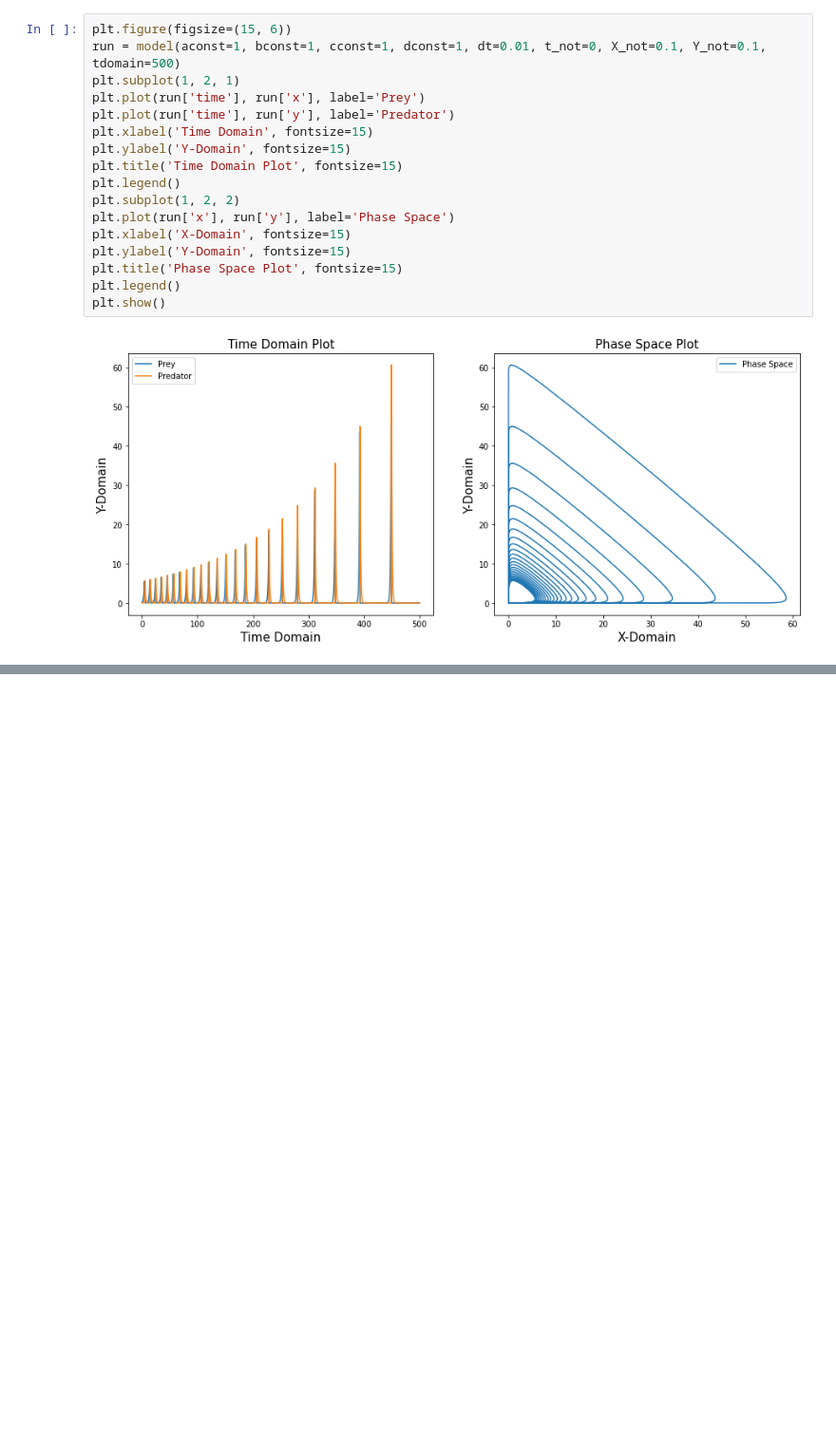
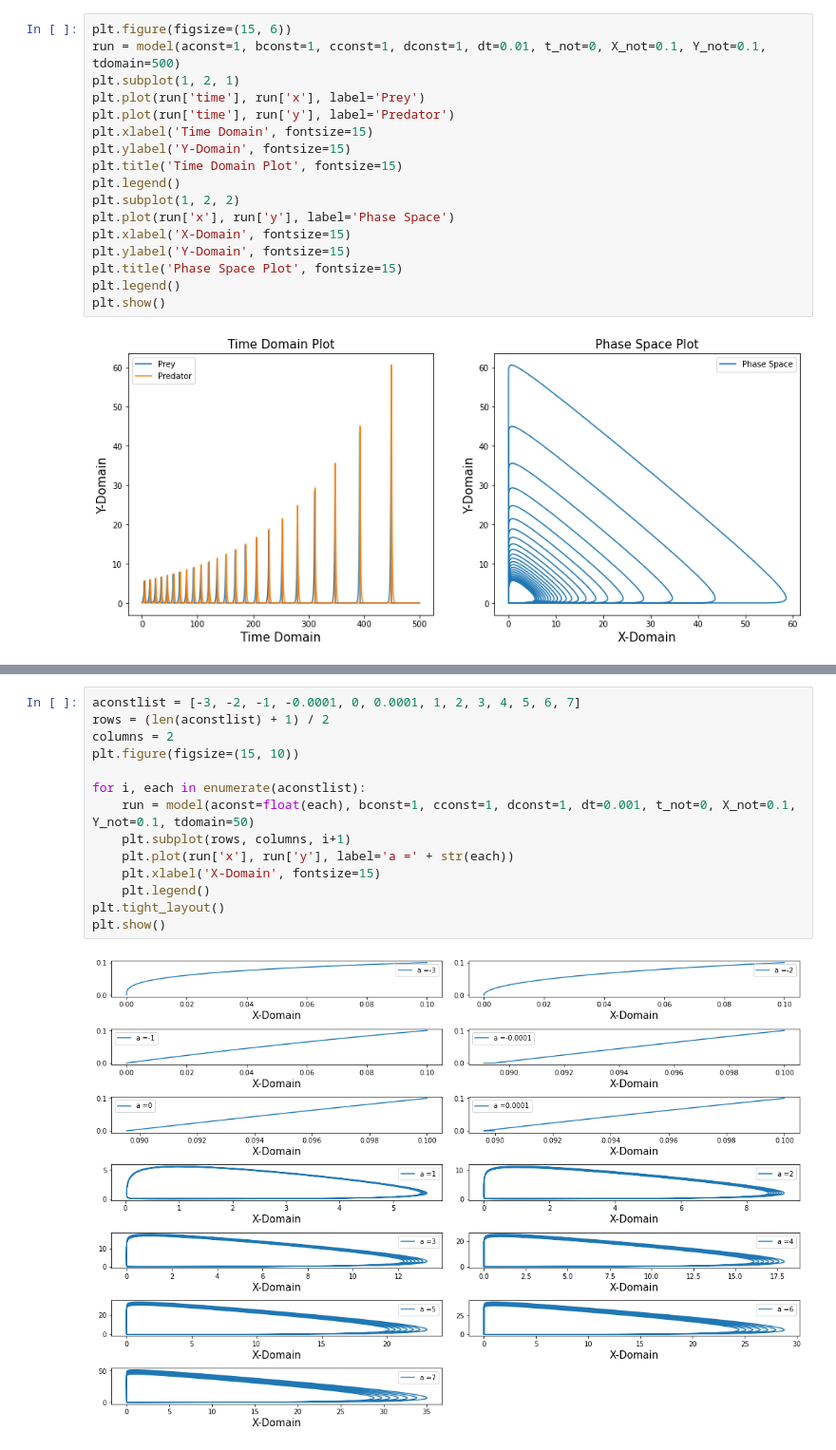
Before and after one commit to grantaguinaldo/ssie, a Jupyter notebook: ssie523/exam-01-practice-problem.ipynb, the cells around one changed output, grey strips where cells are left out. Shown: that part at 95% size. Drawn from its saved outputs; the diff is of its cells as text; blank space fills up the shorter version.

```diff
--- a/ssie523/exam-01-practice-problem.ipynb
+++ b/ssie523/exam-01-practice-problem.ipynb
@@ -218,0 +162,16 @@ plt.show()
+# %%
+aconstlist = [-3, -2, -1, -0.0001, 0, 0.0001, 1, 2, 3, 4, 5, 6, 7]
+rows = (len(aconstlist) + 1) / 2
+columns = 2
+plt.figure(figsize=(15, 10))
+
+for i, each in enumerate(aconstlist):
+    run = model(aconst=float(each), bconst=1, cconst=1, dconst=1, dt=0.001, t_not=0, X_not=0.1, Y_not=0.1, tdomain=50)
+    plt.subplot(rows, columns, i+1)
+    plt.plot(run['x'], run['y'], label='a =' + str(each))
+    plt.xlabel('X-Domain', fontsize=15)
+    plt.legend()
+plt.tight_layout()
+plt.show()
+# %% [output]
+[figure, added]
```
Also changed, not shown: parts of 2 cells of this notebook, 2 other files.
